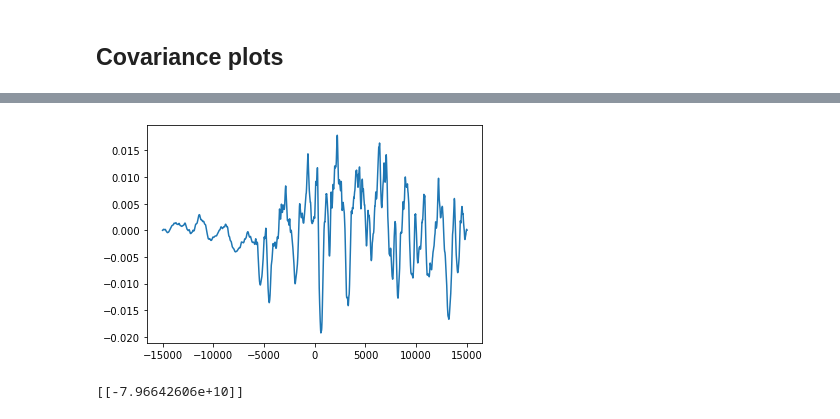
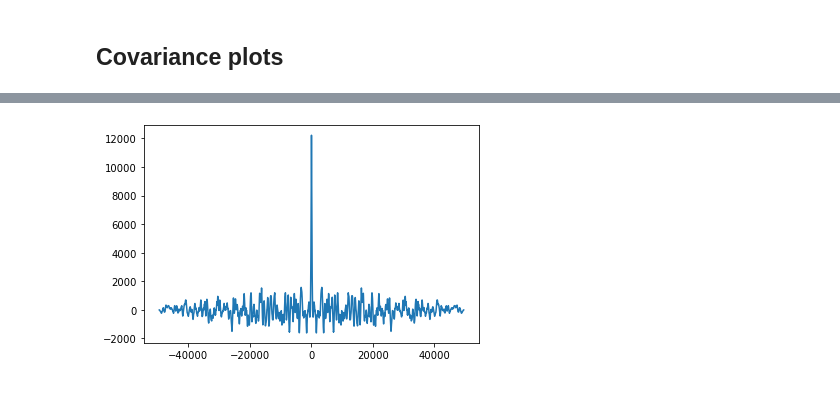
Before and after one commit to alexnegron/SCGB-Fellowship, a Jupyter notebook: Noisy model.ipynb, the cells around one changed output, grey strips where cells are left out. Cells and saved outputs as stored; diff of their text form; code cells hidden in the pictures.

Commit message:
more stuff to noisy model

```diff
--- a/Noisy model.ipynb
+++ b/Noisy model.ipynb
@@ -223,7 +244,7 @@ def noisy_integrate(t0, T, dt, phi, N, Ne, Ni, tau_E, tau_I, J_EE, J_II, J_EI, J
 
     return r_E, r_I, R_E, R_I, xs, ts, c, h, W_EE, W_EI, W_IE, W_II, tau_n, c_ne, c_ni
 # %%
-r_E_n, r_I_n, R_E_n, R_I_n, xs, ts, c, h, W_EE, W_EI, W_IE, W_II, tau_n, c_ne, c_ni = noisy_integrate(t0=0, T=500, dt=0.1, phi=45, N=180, Ne=180, Ni=180, tau_E=20, tau_I=10, J_EE=0.044, J_II=0.018, J_EI=0.023, J_IE=0.042, sigma_ori=32, sigma_FF=30, k=0.04, n=2.0, c=50, tau_n=1, c_ne=1, c_ni=1)
+r_E_n, r_I_n, R_E_n, R_I_n, xs, ts, c, h, W_EE, W_EI, W_IE, W_II, tau_n, c_ne, c_ni = noisy_integrate(t0=0, T=5000, dt=0.1, phi=45, N=180, Ne=180, Ni=180, tau_E=20, tau_I=10, J_EE=0.044, J_II=0.018, J_EI=0.023, J_IE=0.042, sigma_ori=32, sigma_FF=30, k=0.04, n=2.0, c=40, tau_n=1, c_ne=1, c_ni=1)
 # %%
 plt.plot(xs, r_E_n, label='Excitatory', color='r')
 plt.plot(xs, r_I_n, label='Inhibitory', color='b')
@@ -237,6 +258,6 @@ plt.show()
 def xcov(x,y):
     xbar = np.mean(x)
     ybar = np.mean(y)
-    return 1/M*signal.correlate(x-xbar, y-ybar, mode='full')
+    return signal.correlate(x-xbar, y-ybar, mode='full')
 # %% [markdown]
 ## Some plots of the time series
@@ -252,0 +276,3 @@ plt.show()
+# %%
+R_E_n = R_E_n[:,500:]
+R_I_n = R_I_n[:, 500:]
@@ -267,9 +306,0 @@ W = np.append(W1, W2, axis=0)
-# %%
-def xcov(s, Re, Ri, W):
-    R = np.append(Re, Ri, axis=0)
-    cov = np.cov(R)
-    S = np.diag(np.diag(cov))
-    if s > 0:
-        return (np.exp(W*s))@S
-    else:
-        return S@(np.exp(-W.T*s))
@@ -418,19 +330,5 @@ pd.DataFrame(np.cov(R_E))
 # %%
-plt.plot(np.arange(-R_E_trim[0,:].shape[0]+1, R_E_trim[0,:].shape[0]), xcov(R_E_trim[100,:], R_E_trim[123,:]))
+plt.plot(np.arange(-R_E_n[35,:].shape[0]+1, R_E_n[35,:].shape[0]), xcov(R_E_n[35,:], R_E_n[35,:]))
 plt.show()
 # %% [output]
-[figure, old version]
+[figure, new version]
-# %%
-Sigma_E = np.zeros((N,N))
-for i in range(N):
-    #print(i)_trim
-    for j in range(N):
-        Sigma_E[i,j] = np.trapz(xcov(R_E[i,:],R_E[j,:]))
-
-Sigma_E_inv = np.linalg.inv(Sigma_E)
-dh = np.diff(h, axis=0, prepend=0)
-
-FI_E = dh.T@Sigma_E_inv@dh
-print(FI_E)
-# %% [output]
-[[-7.96642606e+10]]
```
Also changed, not shown: parts of 63 cells of this notebook.
